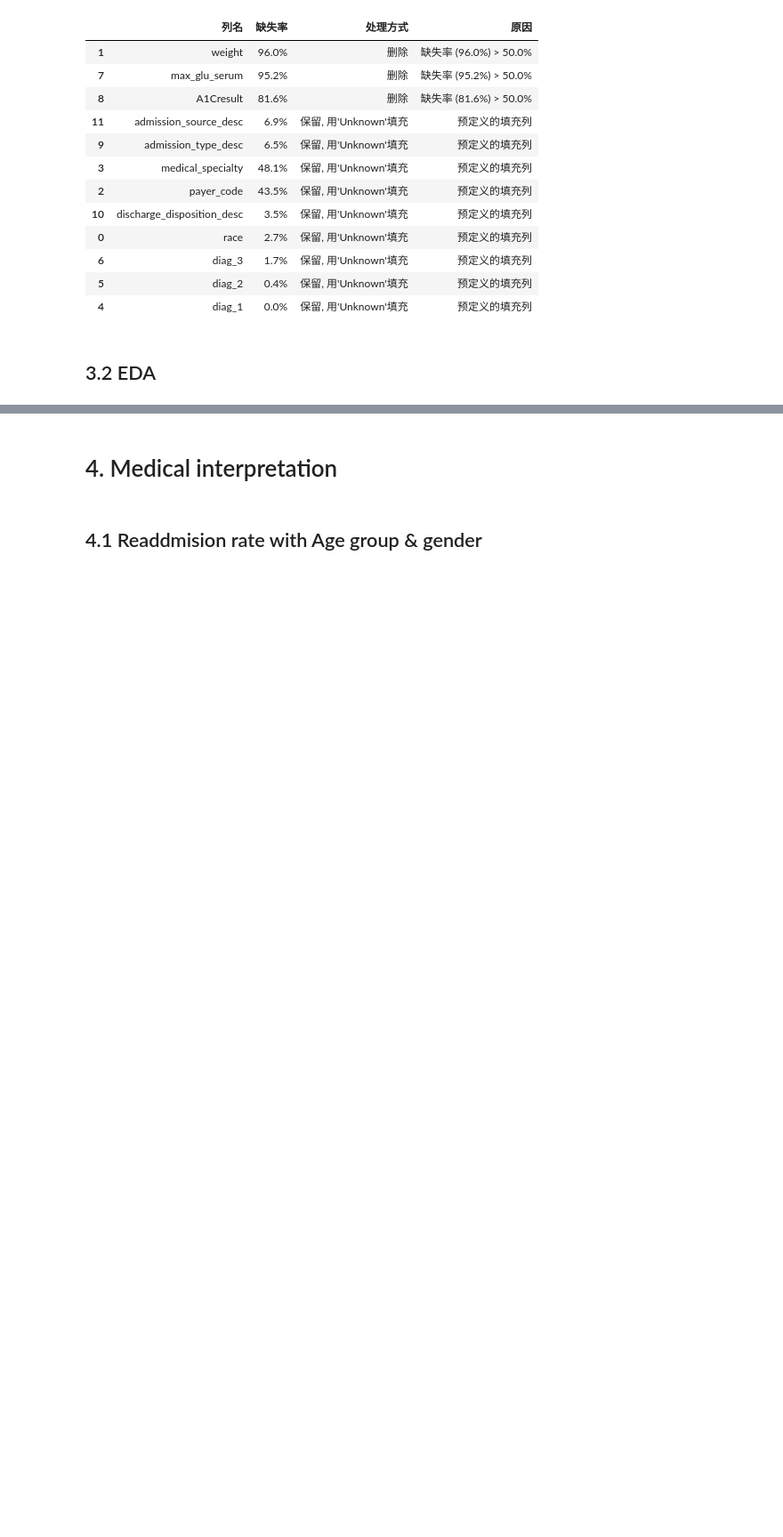
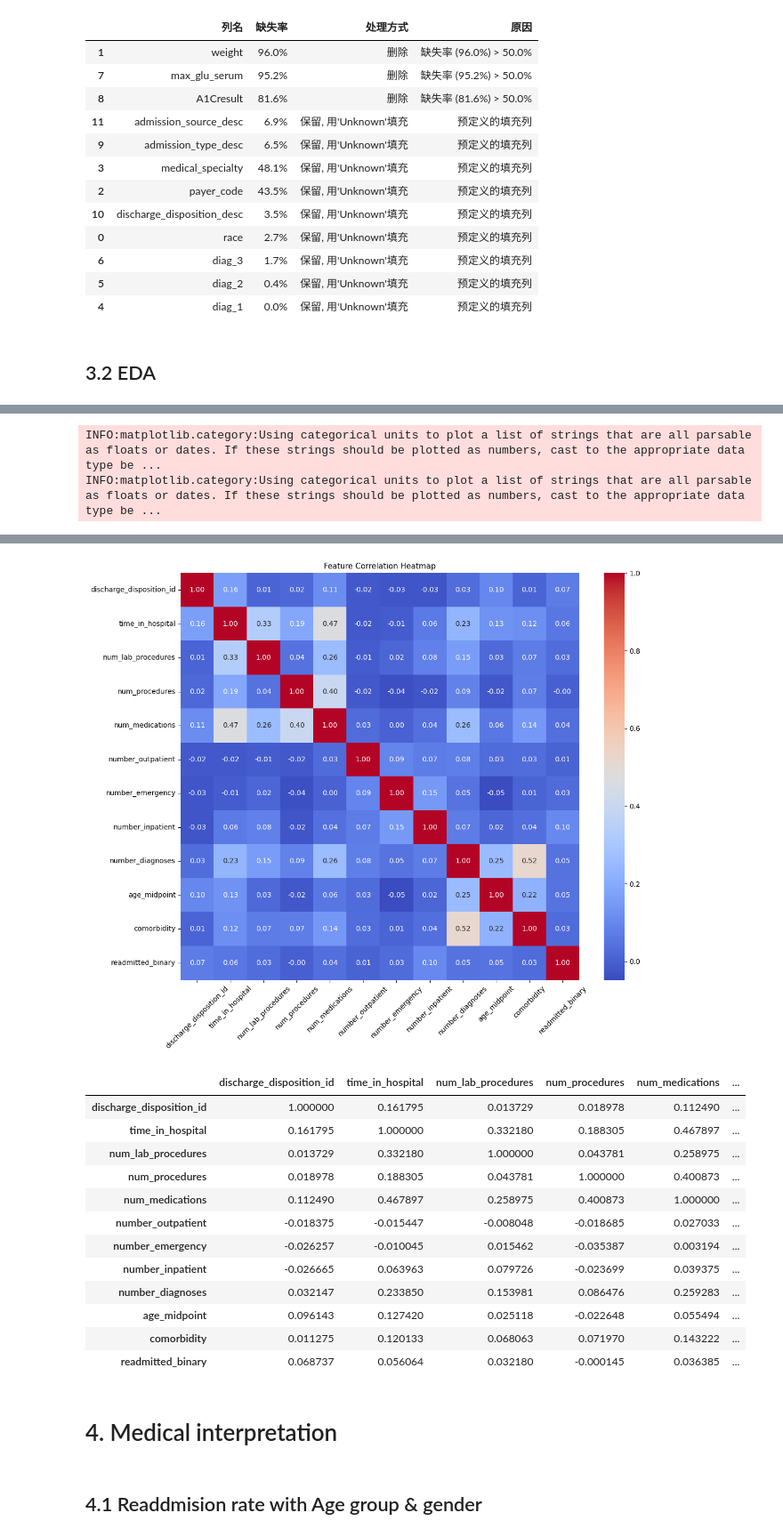
Before and after one commit to sarcorlisy/GHM_RESEARCH_PROJECT, a Jupyter notebook: Pipeline_Demo.ipynb, the cells around one changed output, grey strips where cells are left out. Shown at 89% size. Cells and saved outputs as stored; diff of their text form; code cells hidden in the pictures; blank space fills up the shorter version.

```diff
--- a/Pipeline_Demo.ipynb
+++ b/Pipeline_Demo.ipynb
@@ -485,0 +506,34 @@ INFO:matplotlib.category:Using categorical units to plot a list of strings that
+# %%
+from eda_analyzer import EDAAnalyzer
+
+# 选择你要分析的数据表
+eda = EDAAnalyzer(df)  # 或 processed_data
+
+# 1. readmission 分布
+eda.plot_readmission_distribution()
+
+# 2. 缺失值分布
+eda.plot_missing_values()
+
+# 1. 平均年龄
+eda.plot_average_age()
+
+# 2. 按年龄组画住院时长均值柱状图
+eda.plot_avg_stay_by_age_group()
+
+# 3. 按年龄组和性别画住院时长箱线图
+eda.plot_avg_stay_by_age_gender_box()
+
+# 4. 前10诊断分布
+eda.plot_top_diagnoses_simple()
+
+# 5. 特征相关性热力图
+eda.plot_correlation_heatmap()
+# 假设 eda 是 EDAAnalyzer 的实例
+drop_cols = [col for col in ['encounter_id', 'patient_nbr', 'rolling_avg'] if col in eda.df.columns]
+df_num = eda.df.drop(columns=drop_cols).select_dtypes(include=[np.number])
+nunique = df_num.nunique()
+df_num = df_num.loc[:, nunique > 1]
+corr = df_num.corr()
+corr  # 这行单独写，Jupyter 会自动显示为表格
+# %% [output]
@@ -485,0 +563,2 @@ INFO:matplotlib.category:Using categorical units to plot a list of strings that
+INFO:matplotlib.category:Using categorical units to plot a list of strings that are all parsable as floats or dates. If these strings should be plotted as numbers, cast to the appropriate data type be ...
+INFO:matplotlib.category:Using categorical units to plot a list of strings that are all parsable as floats or dates. If these strings should be plotted as numbers, cast to the appropriate data type be ...
@@ -486,3 +566,17 @@ INFO:matplotlib.category:Using categorical units to plot a list of strings that
+[figure, added]
+|  | discharge_disposition_id | time_in_hospital | num_lab_procedures | num_procedures | num_medications | ... |
+| discharge_disposition_id | 1.000000 | 0.161795 | 0.013729 | 0.018978 | 0.112490 | ... |
+| time_in_hospital | 0.161795 | 1.000000 | 0.332180 | 0.188305 | 0.467897 | ... |
+| num_lab_procedures | 0.013729 | 0.332180 | 1.000000 | 0.043781 | 0.258975 | ... |
+| num_procedures | 0.018978 | 0.188305 | 0.043781 | 1.000000 | 0.400873 | ... |
+| num_medications | 0.112490 | 0.467897 | 0.258975 | 0.400873 | 1.000000 | ... |
+| number_outpatient | -0.018375 | -0.015447 | -0.008048 | -0.018685 | 0.027033 | ... |
+| number_emergency | -0.026257 | -0.010045 | 0.015462 | -0.035387 | 0.003194 | ... |
+| number_inpatient | -0.026665 | 0.063963 | 0.079726 | -0.023699 | 0.039375 | ... |
+| number_diagnoses | 0.032147 | 0.233850 | 0.153981 | 0.086476 | 0.259283 | ... |
+| age_midpoint | 0.096143 | 0.127420 | 0.025118 | -0.022648 | 0.055494 | ... |
+| comorbidity | 0.011275 | 0.120133 | 0.068063 | 0.071970 | 0.143222 | ... |
+| readmitted_binary | 0.068737 | 0.056064 | 0.032180 | -0.000145 | 0.036385 | ... |
 # %% [markdown]
 # 4. Medical interpretation
 # %% [markdown]
```
Also changed, not shown: parts of 10 cells of this notebook, 25 other files.
